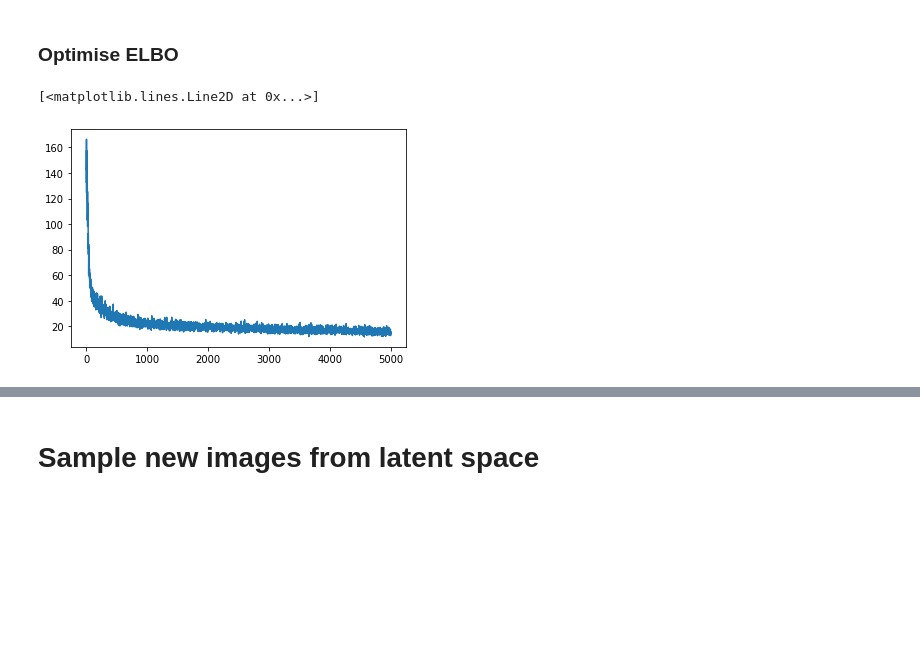
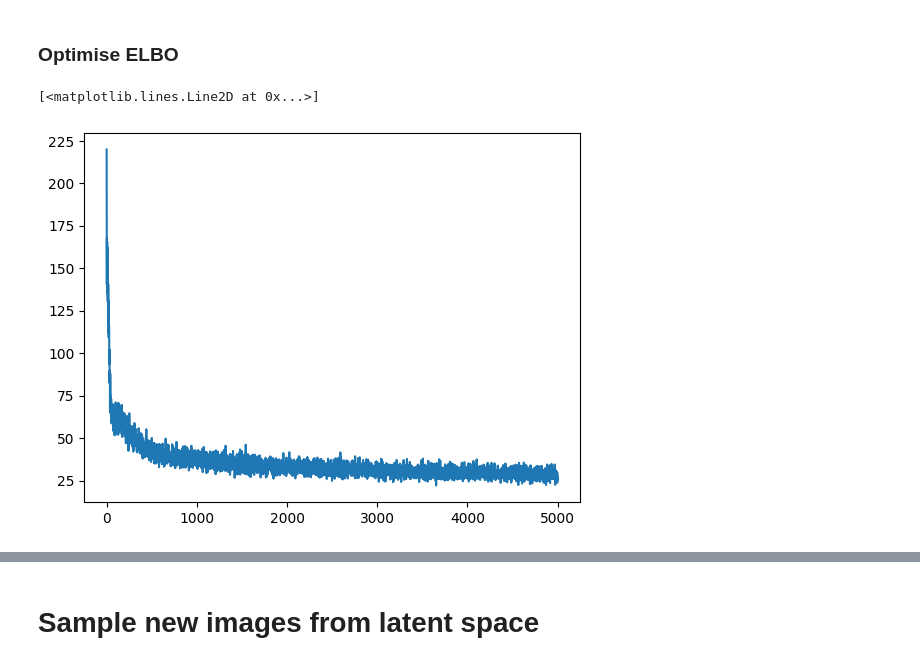
Before and after one commit to Dr-Chen-Xiaoyu/vae_example, a Jupyter notebook: VAE_fashion_MNIST.ipynb, the cells around one changed output, grey strips where cells are left out. Cells and saved outputs as stored; diff of their text form; code cells hidden in the pictures; blank space fills up the shorter version.

Commit message:
fine tuned

```diff
--- a/VAE_fashion_MNIST.ipynb
+++ b/VAE_fashion_MNIST.ipynb
@@ -22,11 +25,10 @@ from typing import Sequence
 # %% [markdown]
 ## Load data
 # %%
-
-def get_datasets(dataset_name):
+def get_datasets(dataset_name, download_dir=os.getcwd()):
   """Load MNIST train and test datasets into memory."""
   ds_builder = tfds.builder(dataset_name)
-  ds_builder.download_and_prepare()
+  ds_builder.download_and_prepare(download_dir=download_dir) #<- add a function to specify the dir
   train_ds = tfds.as_numpy(ds_builder.as_dataset(split='train', batch_size=-1))
   test_ds = tfds.as_numpy(ds_builder.as_dataset(split='test', batch_size=-1))
   train_ds['image'] = jnp.float32(train_ds['image']) / 255.
@@ -89,7 +93,7 @@ class Decoder(nn.Module):
 # helper function
 def sample_gaussian(key, mean, logstd):
     "Sample a Gaussian with mean and diagonal covariance matrix"
-    return logstd*random.normal(key, shape=mean.shape) + mean
+    return jnp.exp(logstd)*random.normal(key, shape=mean.shape) + mean #<- add jnp.exp
 
 
 class VAE(nn.Module):
@@ -159,32 +163,32 @@ def step(key, params, opt_state):
 # %%
 loss_list = []
 
-optimizer = optax.adam(5e-4)
+optimizer = optax.adam(1e-3) #<- fine-tune the lr a little bit
 
 dim_latent = 20
 model_vae = VAE(encoder_widths=[100, 784, dim_latent],
                 decoder_widths=[dim_latent, 784, 100],
                 input_shape=batch_images.shape[1:])
 
 key = random.PRNGKey(0)
 key, subkey1, subkey2 = random.split(key, 3)
 params = model_vae.init(subkey1, batch_images, subkey2)
 opt_state = optimizer.init(params)
 
 Niters = 5_000
 
 pbar = tqdm.tqdm(range(Niters))
 for i in pbar:
   key, subkey = random.split(key)
   params, opt_state, loss = step(key, params, opt_state)
   loss_list.append(loss)
   if i%100==0:
     pbar.set_description(f"Current loss: {loss:.5f}")
 
 plt.plot(loss_list)
 # %% [output]
 [<matplotlib.lines.Line2D at 0x...>]
-[figure, old version]
+[figure, new version]
 # %%
 # Look at sampled reconstructed images
 
```
Also changed, not shown: parts of 8 cells of this notebook.
